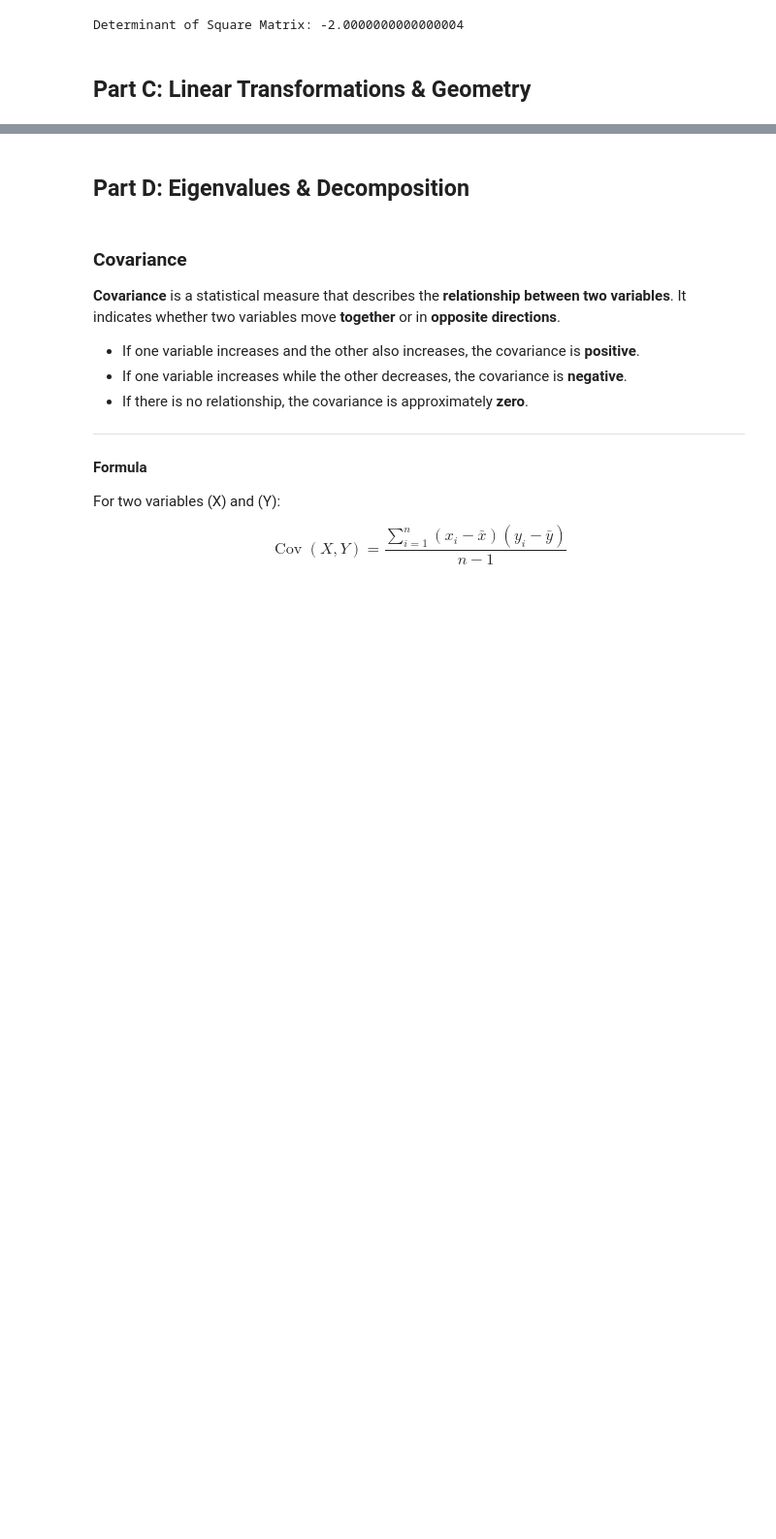
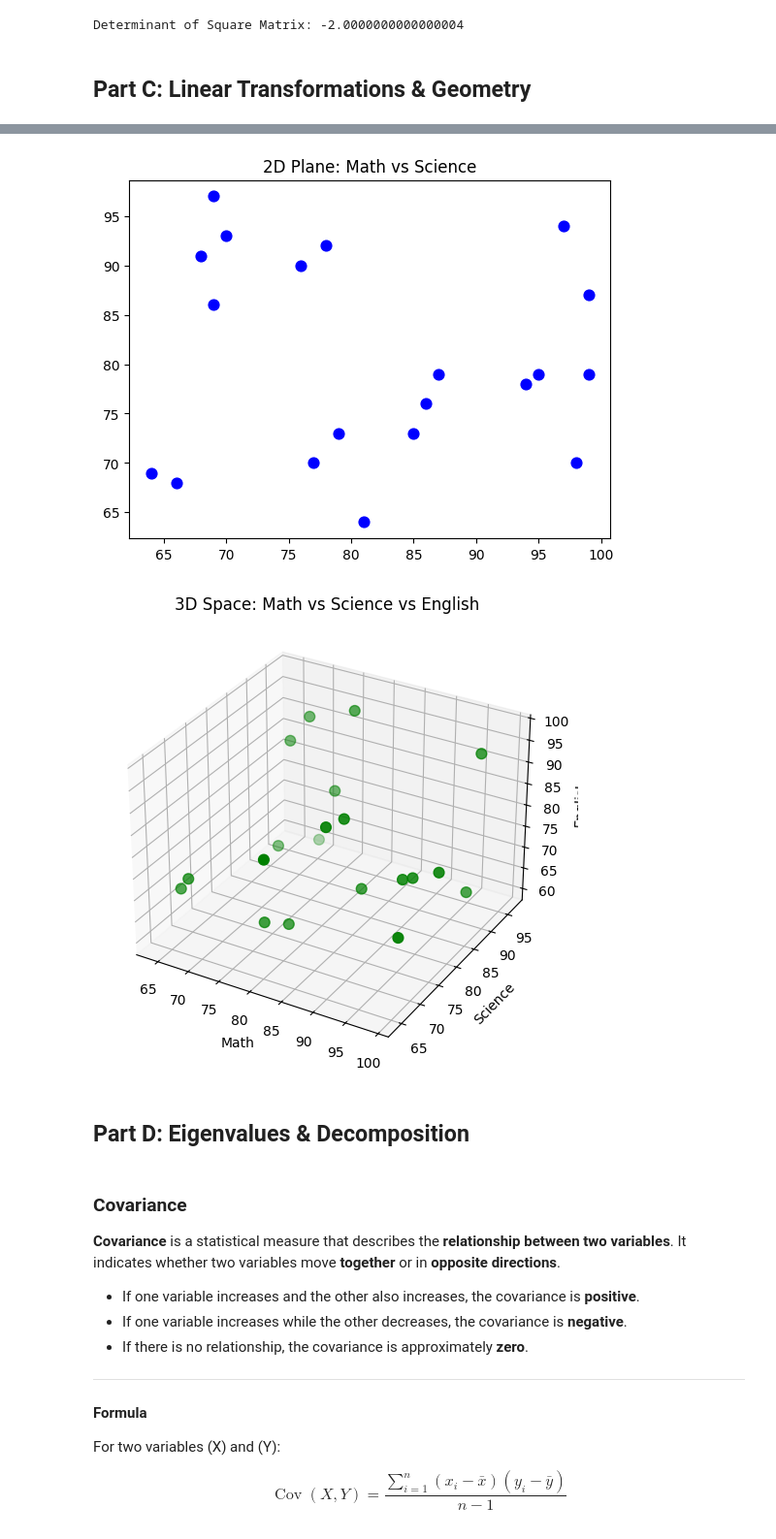
Before and after one commit to ah1331/rw, a Jupyter notebook: MAS/pr4/Calculative_Foundation.ipynb, the cells around one changed output, grey strips where cells are left out. Shown at 97% size. Drawn from its saved outputs; the diff is of its cells as text; code cells hidden in the pictures; blank space fills up the shorter version.

```diff
--- a/MAS/pr4/Calculative_Foundation.ipynb
+++ b/MAS/pr4/Calculative_Foundation.ipynb
@@ -693,3 +785,26 @@ Determinant of Square Matrix: -2.0000000000000004
+# %%
+# Show how dimensionality increases from 2D → 3D → higher dimensions with hyperplanes.
+import matplotlib.pyplot as plt
+math = np.random.randint(60, 100, 20)
+science = np.random.randint(60, 100, 20)
+english = np.random.randint(60, 100, 20)
+
+fig = plt.figure()
+plt.scatter(math, science, color='blue', s=60)
+plt.title('2D Plane: Math vs Science')
+plt.show()
+
+fig = plt.figure(figsize=(8, 6))
+ax = fig.add_subplot(111, projection='3d')
+ax.scatter(math, science, english, color='green', s=60)
+ax.set_xlabel('Math')
+ax.set_ylabel('Science')
+ax.set_zlabel('English')
+plt.title('3D Space: Math vs Science vs English')
+plt.show()
+# %% [output]
+[figure, added]
+[figure, added]
 # %% [markdown]
 ## Part D: Eigenvalues & Decomposition
 # %% [markdown]
```
Also changed, not shown: parts of 1 cell of this notebook, 1 other file.
